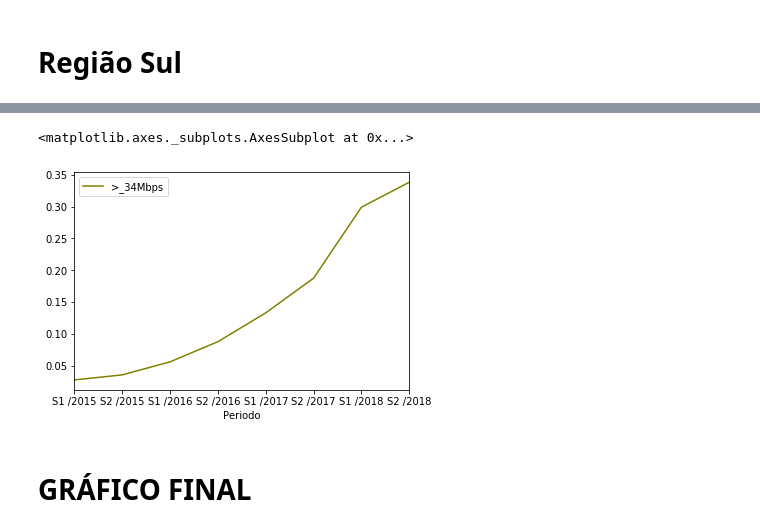
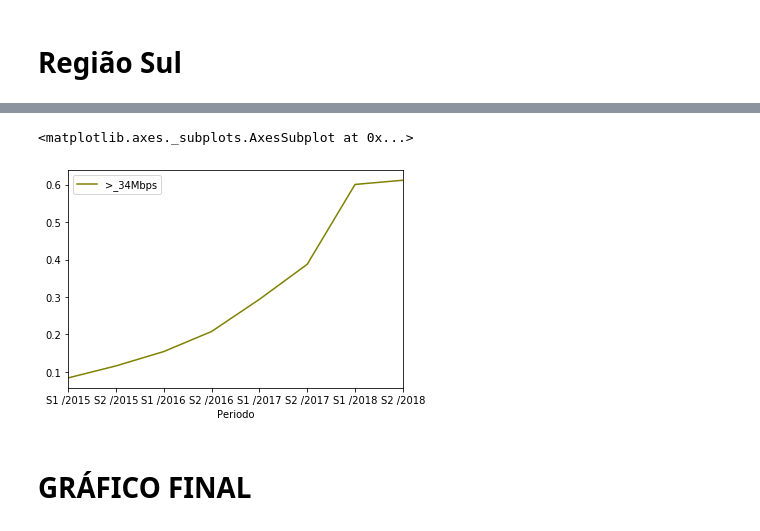
Before and after one commit to igorandradeio/growth-of-fixed-broadband, a Jupyter notebook: REGIAO_NORTE.ipynb, the cells around one changed output, grey strips where cells are left out. Saved outputs shown, nothing was run; the diff lists cells and outputs as text; code cells hidden in the pictures.

```diff
--- a/REGIAO_NORTE.ipynb
+++ b/REGIAO_NORTE.ipynb
@@ -274,0 +300,10 @@ dfFinalSul5['>_34Mbps'] = [dfResSulSpd5['S1 /2015'].mean(), dfResSulSpd5['S2 /20
+# %%
+dfResSudSpd5 = pd.DataFrame()
+dfResSudSpd5['S1 /2015'] = [resSud5['2015_01'].mean(), resSud5['2015_02'].mean(), resSud5['2015_03'].mean(), resSud5['2015_04'].mean(), resSud5['2015_05'].mean(), resSud5['2015_06'].mean()]
+dfResSudSpd5['S2 /2015'] = [resSud5['2015_07'].mean(), resSud5['2015_08'].mean(), resSud5['2015_09'].mean(), resSud5['2015_10'].mean(), resSud5['2015_11'].mean(), resSud5['2015_12'].mean()]
+dfResSudSpd5['S1 /2016'] = [resSud5['2016_01'].mean(), resSud5['2016_02'].mean(), resSud5['2016_03'].mean(), resSud5['2016_04'].mean(), resSud5['2016_05'].mean(), resSud5['2016_06'].mean()]
+dfResSudSpd5['S2 /2016'] = [resSud5['2016_07'].mean(), resSud5['2016_08'].mean(), resSud5['2016_09'].mean(), resSud5['2016_10'].mean(), resSud5['2016_11'].mean(), resSud5['2016_12'].mean()]
+dfResSudSpd5['S1 /2017'] = [resSud5['2017_01'].mean(), resSud5['2017_02'].mean(), resSud5['2017_03'].mean(), resSud5['2017_04'].mean(), resSud5['2017_05'].mean(), resSud5['2017_06'].mean()]
+dfResSudSpd5['S2 /2017'] = [resSud5['2017_07'].mean(), resSud5['2017_08'].mean(), resSud5['2017_09'].mean(), resSud5['2017_10'].mean(), resSud5['2017_11'].mean(), resSud5['2017_12'].mean()]
+dfResSudSpd5['S1 /2018'] = [resSud5['2018_01'].mean(), resSud5['2018_02'].mean(), resSud5['2018_03'].mean(), resSud5['2018_04'].mean(), resSud5['2018_05'].mean(), resSud5['2018_06'].mean()]
+dfResSudSpd5['S2 /2018'] = [resSud5['2018_07'].mean(), resSud5['2018_08'].mean(), resSud5['2018_09'].mean(), resSud5['2018_10'].mean(), 0, 0]
@@ -275,8 +348,15 @@ dfFinalSul5['>_34Mbps'] = [dfResSulSpd5['S1 /2015'].mean(), dfResSulSpd5['S2 /20
+# %%
+dfFinalSud5 = pd.DataFrame()
+dfFinalSud5['Periodo'] = ['S1 /2015','S2 /2015', 'S1 /2016', 'S2 /2016', 'S1 /2017', 'S2 /2017', 'S1 /2018', 'S2 /2018']
+dfFinalSud5['>_34Mbps'] = [dfResSudSpd5['S1 /2015'].mean(), dfResSudSpd5['S2 /2015'].mean(),
+                           dfResSudSpd5['S1 /2016'].mean(), dfResSudSpd5['S2 /2016'].mean(),
+                           dfResSudSpd5['S1 /2017'].mean(), dfResSudSpd5['S2 /2017'].mean(),
+                           dfResSudSpd5['S1 /2018'].mean(), dfResSudSpd5['S2 /2018'].mean(),]
 # %%
-dfFinalSul5.plot(color = 'olive', x = 'Periodo')
+dfFinalSud5.plot(color = 'olive', x = 'Periodo')
 # %% [output]
 <matplotlib.axes._subplots.AxesSubplot at 0x...>
-[figure, old version]
+[figure, new version]
 # %% [markdown]
 # GRÁFICO FINAL
 # %% [markdown]
```
Also changed, not shown: parts of 21 cells of this notebook.
